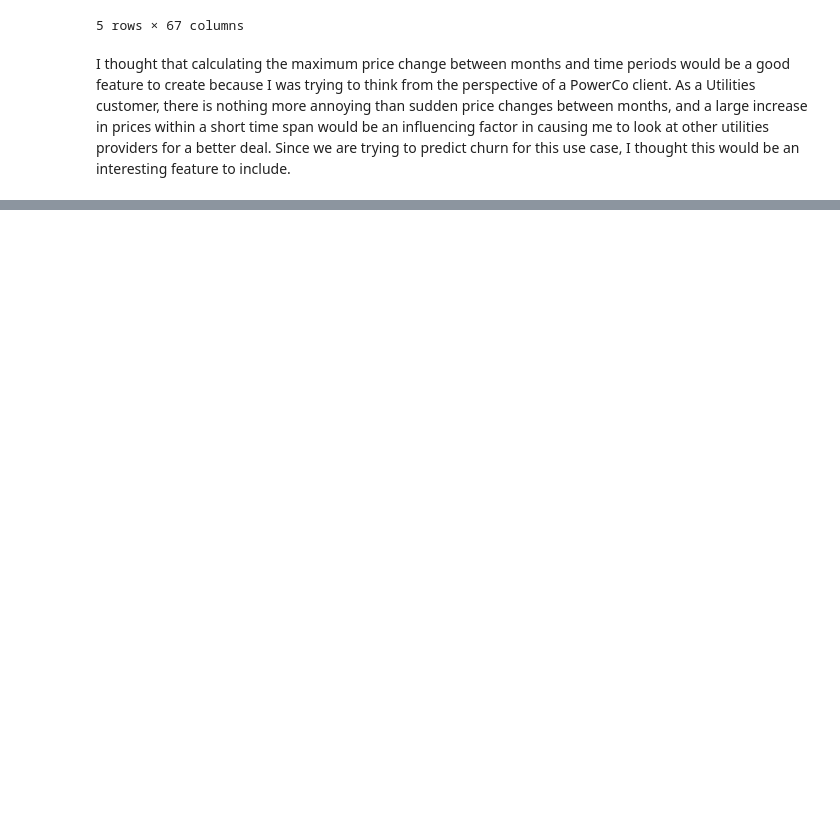
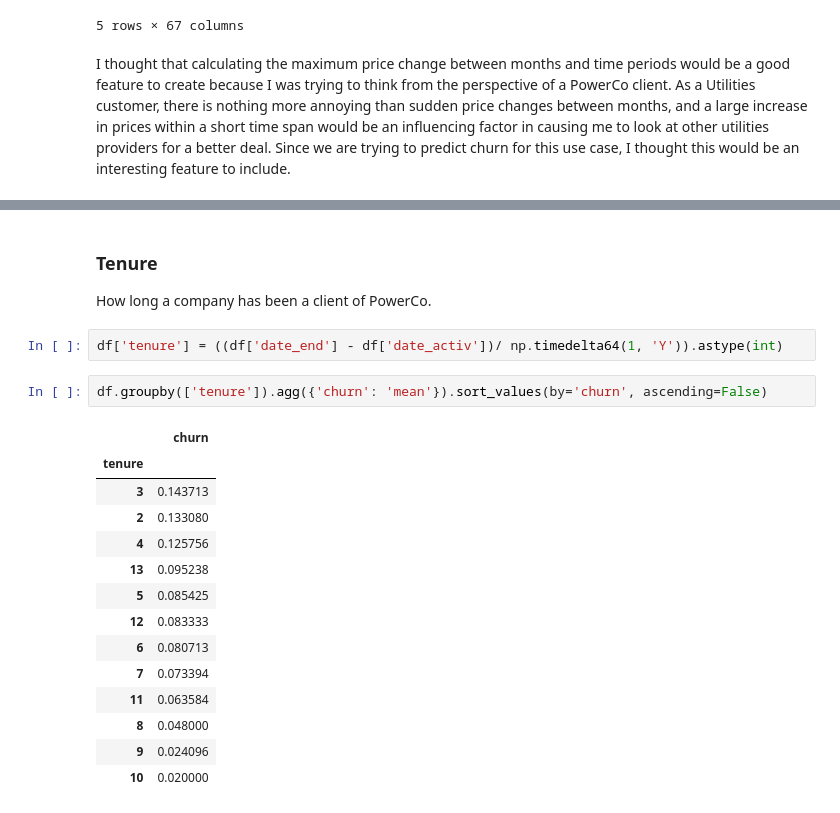
Before and after one commit to lawalsegun2025/forage_projects, a Jupyter notebook: 001_BCG_GAMMA_customer_churn_prediction/3_Feature_Engineering_and_Modelling/notebook/feature_engineering.ipynb, the cells around one changed output, grey strips where cells are left out. Drawn from its saved outputs; the diff is of its cells as text; blank space fills up the shorter version.

Commit message:
Calculate tenure

```diff
--- a/001_BCG_GAMMA_customer_churn_prediction/3_Feature_Engineering_and_Modelling/notebook/feature_engineering.ipynb
+++ b/001_BCG_GAMMA_customer_churn_prediction/3_Feature_Engineering_and_Modelling/notebook/feature_engineering.ipynb
@@ -230,0 +237,23 @@ I thought that calculating the maximum price change between months and time peri
+# %% [markdown]
+### Tenure
+
+How long a company has been a client of PowerCo.
+# %%
+df['tenure'] = ((df['date_end'] - df['date_activ'])/ np.timedelta64(1, 'Y')).astype(int)
+# %%
+df.groupby(['tenure']).agg({'churn': 'mean'}).sort_values(by='churn', ascending=False)
+# %% [output]
+|  | churn |
+| tenure |  |
+| 3 | 0.143713 |
+| 2 | 0.133080 |
+| 4 | 0.125756 |
+| 13 | 0.095238 |
+| 5 | 0.085425 |
+| 12 | 0.083333 |
+| 6 | 0.080713 |
+| 7 | 0.073394 |
+| 11 | 0.063584 |
+| 8 | 0.048000 |
+| 9 | 0.024096 |
+| 10 | 0.020000 |
```
Also changed, not shown: parts of 2 cells of this notebook.
